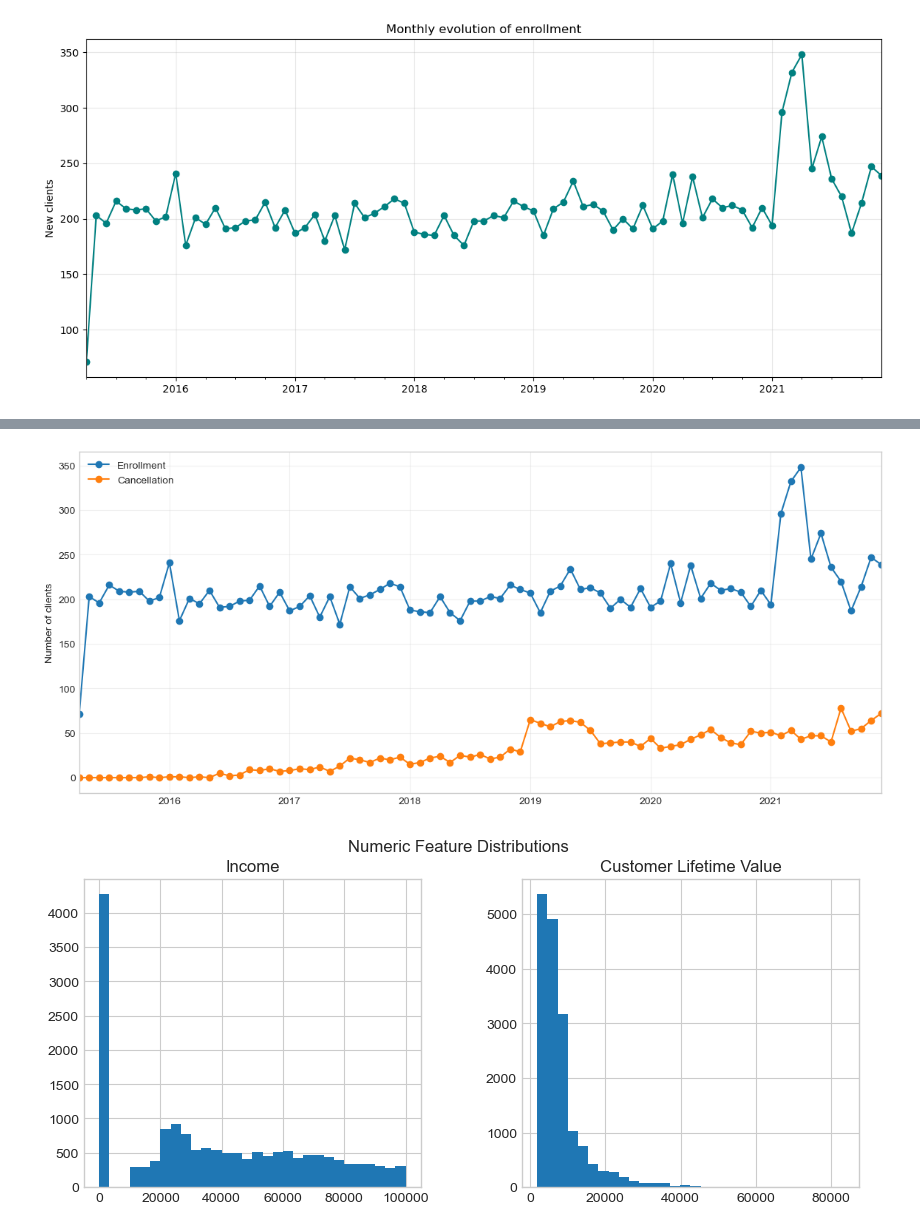
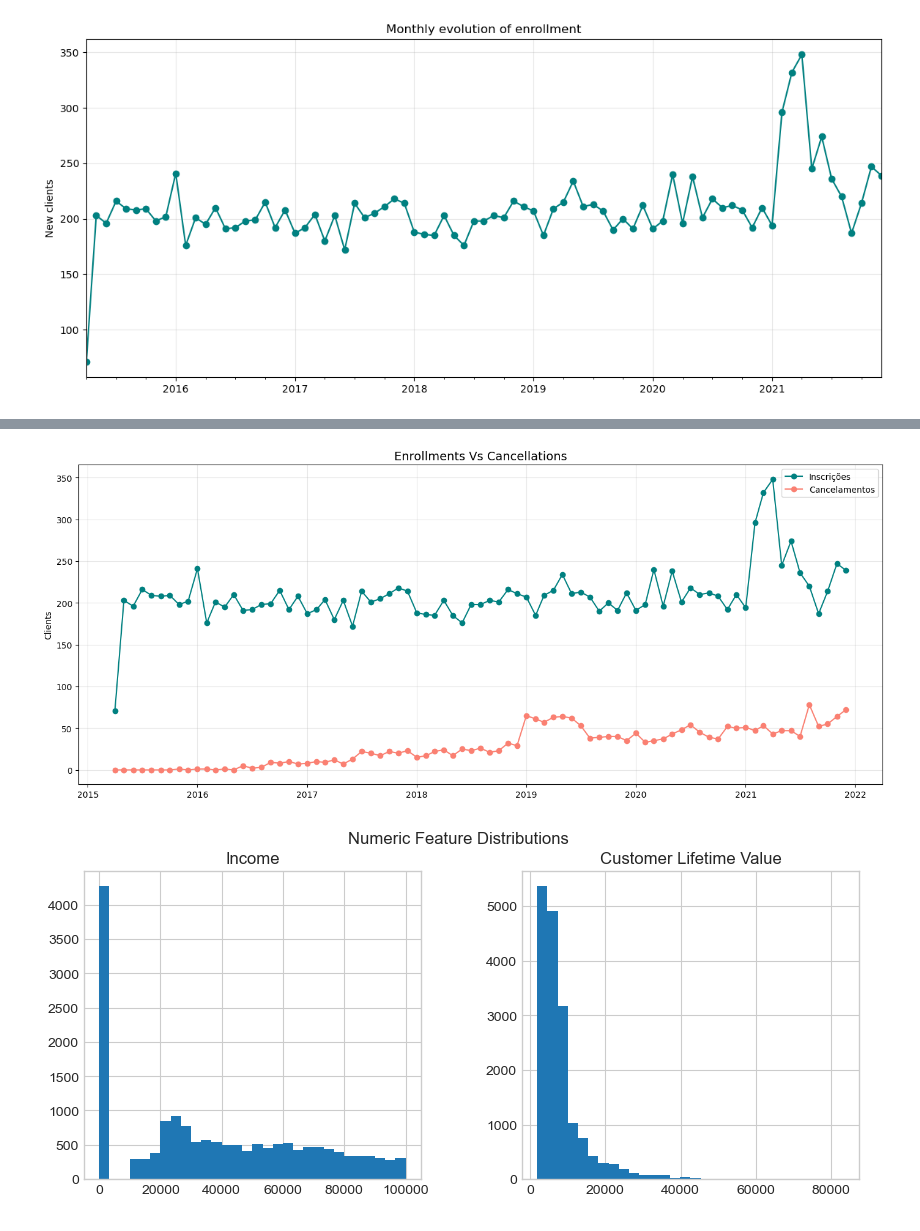
Before and after one commit to RuiSousaFerreiraIMS/DM_Project_Final, a Jupyter notebook: 16_10_DM.ipynb, the cells around one changed output, grey strips where cells are left out. Cells and saved outputs as stored; diff of their text form; code cells hidden in the pictures.

Commit message:
graficos de enrolls e cancellations

```diff
--- a/16_10_DM.ipynb
+++ b/16_10_DM.ipynb
@@ -539,6 +539,8 @@ plt.show()
 # %% [output]
 [figure]
 # %%
+
+valid_dates = customer["CancellationDate"].dt.year != 1904
 customer.loc[valid_dates, "CancellationDateYear"] = customer.loc[valid_dates, "CancellationDate"].dt.year
 customer.loc[valid_dates, "CancellationDateMonth"] = customer.loc[valid_dates, "CancellationDate"].dt.month
 
@@ -547,11 +549,10 @@ plt.subplot(1,2,1)
 sns.countplot(x=customer.loc[valid_dates, "CancellationDateYear"].astype(int).sort_values())
 plt.title("Cancellations per year")
 plt.xlabel("")
-plt.ylabel("Number oc cancellations'")
 
 plt.subplot(1,2,2)
 sns.countplot(x=customer.loc[valid_dates, "CancellationDateMonth"].astype(int))
-plt.title("Cancelamentos por Mês (agregado)")
+plt.title("Cancellations per month")
 plt.xlabel("Month")
 plt.ylabel("")
 plt.tight_layout()
@@ -560,27 +561,34 @@ NameError: name 'valid_dates' is not defined
 # %%
-customer.loc[valid_dates, 'CancellationYM'] = customer.loc[valid_dates, 'CancellationDate'].dt.to_period('M')
+monthly_enroll = customer.groupby(customer["EnrollmentDateOpening"].dt.to_period("M")).size()
+monthly_cancel = customer.loc[valid_dates].groupby(customer.loc[valid_dates, "CancellationDate"].dt.to_period("M")).size()
 
-monthly_enroll = customer.groupby("EnrollmentYM").size().sort_index()
-monthly_cancel = customer.groupby("CancellationYM").size().sort_index()
-
+# Criar range completo de meses para alinhar as séries
 all_months = pd.period_range(
     start=min(monthly_enroll.index.min(), monthly_cancel.index.min()),
     end=max(monthly_enroll.index.max(), monthly_cancel.index.max()),
     freq="M"
 )
+
+# Reindexar para garantir continuidade
 monthly_enroll = monthly_enroll.reindex(all_months, fill_value=0)
 monthly_cancel = monthly_cancel.reindex(all_months, fill_value=0)
 
+# Converter PeriodIndex em datetime (para eixo legível)
+monthly_enroll.index = monthly_enroll.index.to_timestamp()
+monthly_cancel.index = monthly_cancel.index.to_timestamp()
+
 plt.figure(figsize=(14,6))
-monthly_enroll.plot(label="Enrollment", marker='o')
-monthly_cancel.plot(label="Cancellation", marker='o')
-plt.xlabel('')
-plt.ylabel("Number of clients")
+plt.plot(monthly_enroll.index, monthly_enroll, marker='o', label="Inscrições", color='teal')
+plt.plot(monthly_cancel.index, monthly_cancel, marker='o', label="Cancelamentos", color='salmon')
+plt.title("Enrollments Vs Cancellations", fontsize=14)
+plt.xlabel("")
+plt.ylabel("Clients")
 plt.legend()
 plt.grid(alpha=0.3)
+plt.tight_layout()
 plt.show()
 # %% [output]
-[figure, old version]
+[figure, new version]
 # %%
 numeric_customer = ["Income", "Customer Lifetime Value"]
 customer[numeric_customer].hist(bins=30 ,figsize=(10,4))
```
Also changed, not shown: parts of 2 cells of this notebook.
